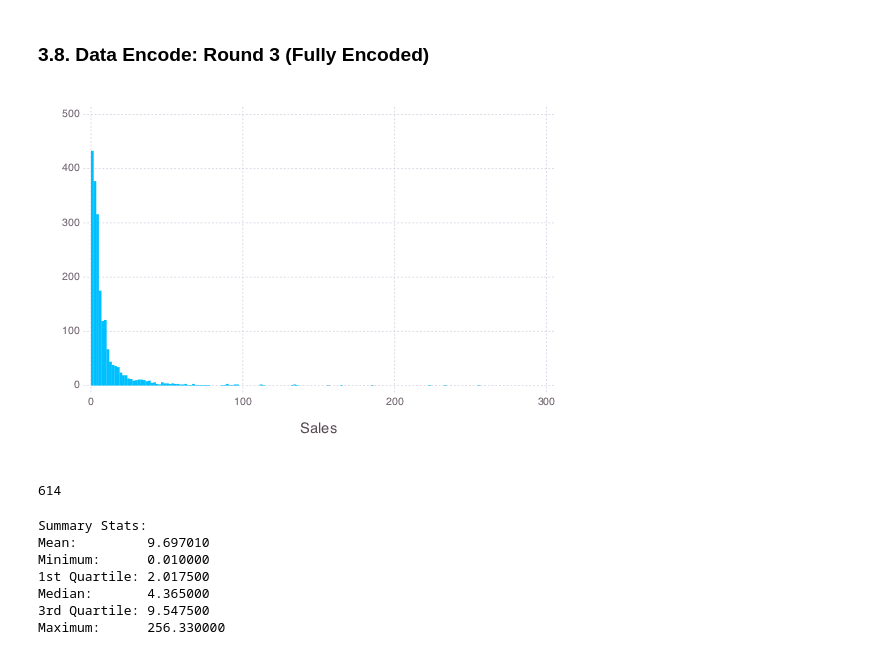
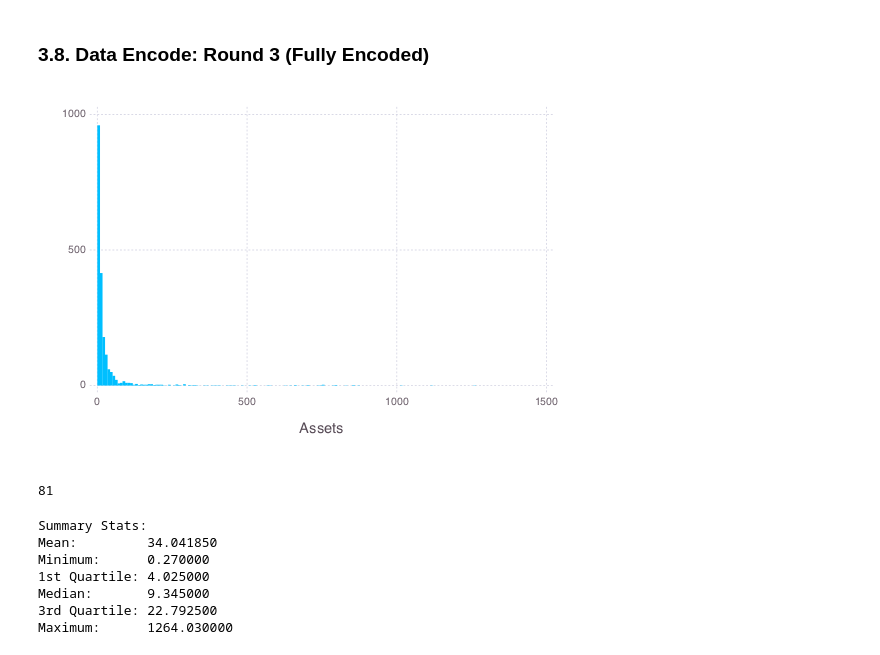
Before and after one commit to dmoliveira/My-Data-Science-Toolbox, a Jupyter notebook: Notebooks/Machine-Learning-Experiments/Machine Learning Notes - Feature Encoding.ipynb, the cells around one changed output. Saved outputs shown, nothing was run; the diff lists cells and outputs as text; code cells hidden in the pictures.

```diff
--- a/Notebooks/Machine-Learning-Experiments/Machine Learning Notes - Feature Encoding.ipynb
+++ b/Notebooks/Machine-Learning-Experiments/Machine Learning Notes - Feature Encoding.ipynb
@@ -270,22 +270,22 @@ analyze_models(X, y, X, rmse, model_list)
 # %% [markdown]
 ### 3.8. Data Encode: Round 3 (Fully Encoded)
 # %%
-plot(data, x=:Sales, Geom.histogram)
+plot(data, x=:Assets, Geom.histogram)
 # %% [output]
-[figure, old version]
+[figure, new version]
 # %%
-x = data[:, :Sales]
+x = data[:, :Profits]
 length(x[2 .< x .<= 5])
 # %% [output]
-614
+81
 # %%
-describe(data[:, :Sales])
+describe(data[:, :Assets])
 # %% [output]
 Summary Stats:
-Mean:         9.697010
-Minimum:      0.010000
-1st Quartile: 2.017500
-Median:       4.365000
-3rd Quartile: 9.547500
-Maximum:      256.330000
+Mean:         34.041850
+Minimum:      0.270000
+1st Quartile: 4.025000
+Median:       9.345000
+3rd Quartile: 22.792500
+Maximum:      1264.030000
 # %%
```
Also changed, not shown: parts of 4 cells of this notebook.
